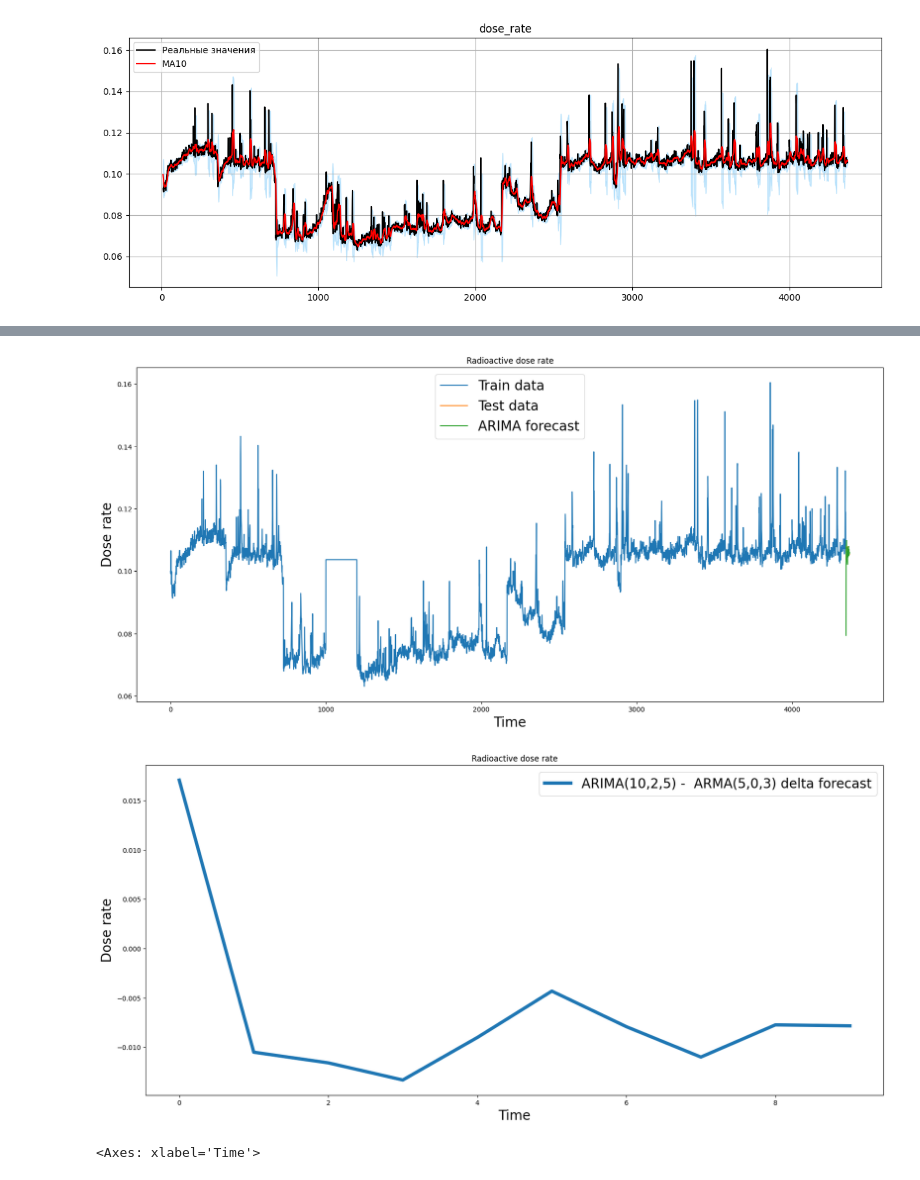
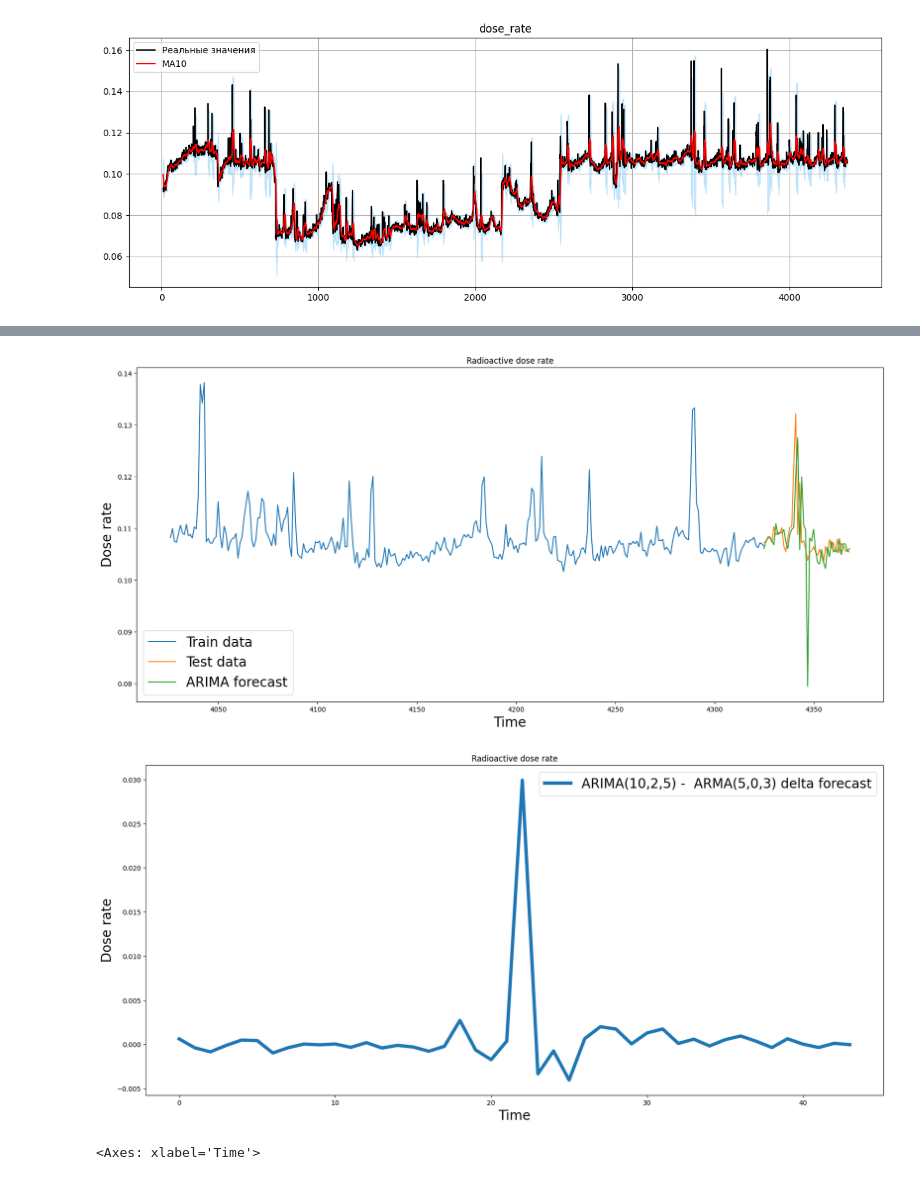
Before and after one commit to EliseyGlukhov/HomeworkML, a Jupyter notebook: task4.ipynb, the cells around one changed output, grey strips where cells are left out. Cells and saved outputs as stored; diff of their text form; code cells hidden in the pictures.

```diff
--- a/task4.ipynb
+++ b/task4.ipynb
@@ -107,7 +107,7 @@ Warnings:
 # %%
 X = data['dose_rate'].values
 
-size = int(len(X) * 0.66)
+size = int(len(X) * 0.95)
 train, test = X[0:size], X[size:len(X)]
 history = [x for x in train]
 
@@ -163,7 +177,7 @@ def live_plot(data_dict, figsize=(7,5), title=''):
 # %%
 series = data["dose_rate"]
 
-size = int(series.shape[0] * 0.99)
+size = int(series.shape[0] * 0.95)
 train, test = series[:size], series[size:len(series)]
 history = [x for x in train.values]
 predictions = []
@@ -215,7 +243,7 @@ arima_residuals.plot()
 output = arima_model_fit.forecast()
 
 X = data['dose_rate'].values
-size = int(len(X) * 0.995)
+size = int(len(X) * 0.99)
 train, test = X[0:size], X[size:len(X)]
 history = [x for x in train]
 arima_predictions = list()
@@ -229,25 +257,26 @@ for t in range(len(test)):
     history.append(obs)
 # %%
 fig = plt.figure(figsize=(20, 9))
-plt.plot([i for i in range(0, size)], train, label='Train data')
+plt.plot([i for i in range(size - 300, size)], train[size - 300:size], label='Train data')
 plt.plot([i for i in range(size - 1, len(X) - 1)], test, label='Test data')
 plt.plot([i for i in range(size - 1, len(X) - 1)], arima_predictions, label='ARIMA forecast')
 
 plt.legend(fontsize="20")
 plt.title('Radioactive dose rate')
 plt.ylabel('Dose rate', fontsize="20")
 plt.xlabel('Time', fontsize="20")
 
 plt.show()
 # %% [output]
-[figure, old version]
+[figure, new version]
 # %%
 fig = plt.figure(figsize=(20, 9))
 
 delta = []
 
-for i in range(len(arma_predictions)):
-    delta.append(arma_predictions[i] - arima_predictions[i])
+for i in range(len(arima_predictions)):
+    # Сдвиг из-за того, что arima_predictions меньше по размеру.
+    delta.append(arma_predictions[i + 175] - arima_predictions[i])
 
 plt.plot(delta, label='ARIMA(10,2,5) -  ARMA(5,0,3) delta forecast', linewidth=5)
 plt.legend(fontsize="20")
@@ -256,7 +285,7 @@ plt.ylabel('Dose rate', fontsize="20")
 plt.xlabel('Time', fontsize="20")
 plt.show()
 # %% [output]
-[figure, old version]
+[figure, new version]
 # %%
 o_data = data.copy()
 o_data = o_data.drop(columns=["MA_window_40", "MA_window_3"], axis=1)
```
Also changed, not shown: parts of 10 cells of this notebook.
